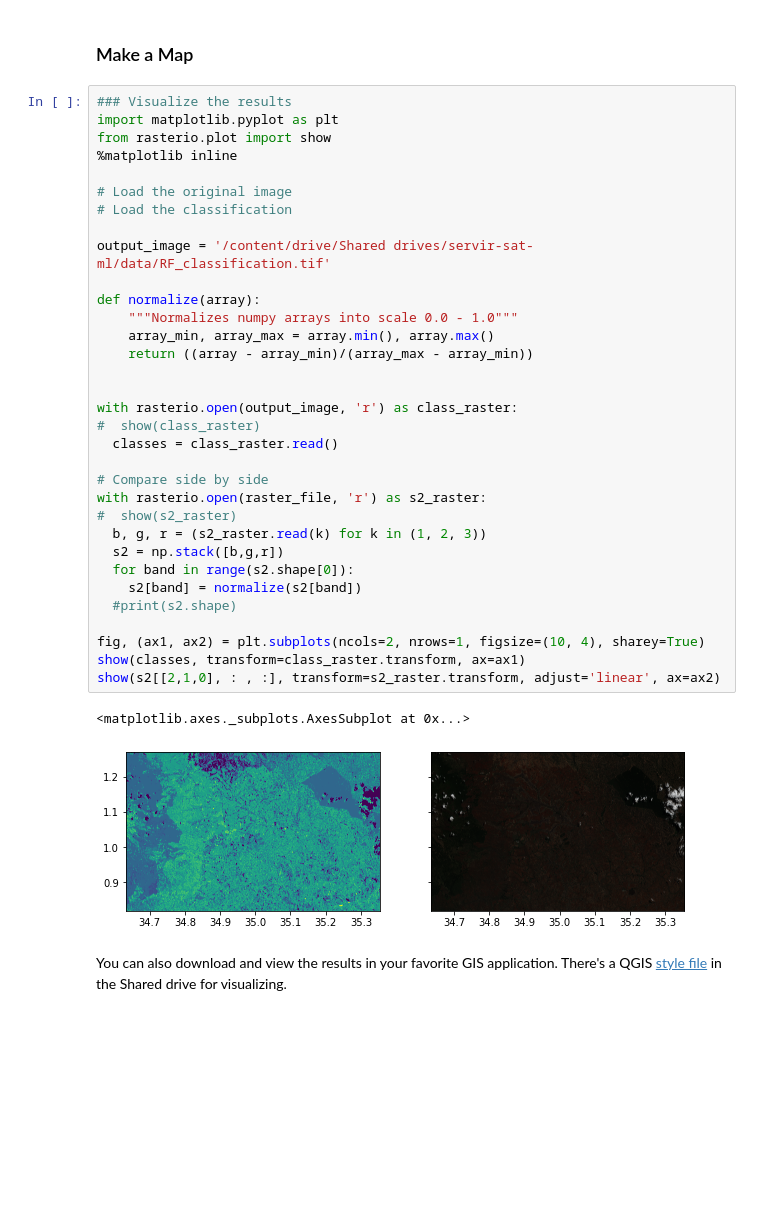
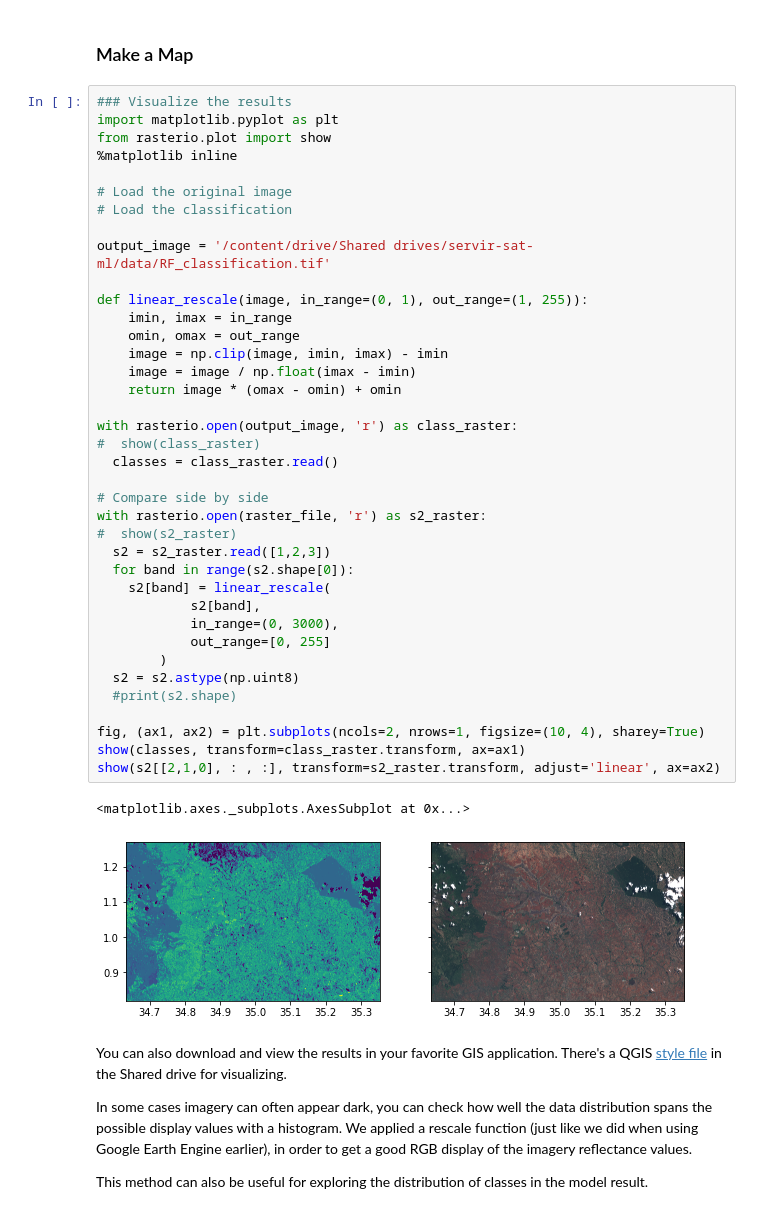
Before and after one commit to developmentseed/sat-ml-training, a Jupyter notebook: _notebooks/2020-02-22-Randomforest_cropmapping-with_GEE.ipynb, the cells around one changed output. Saved outputs shown, nothing was run; the diff lists cells and outputs as text; blank space fills up the shorter version.

```diff
--- a/_notebooks/2020-02-22-Randomforest_cropmapping-with_GEE.ipynb
+++ b/_notebooks/2020-02-22-Randomforest_cropmapping-with_GEE.ipynb
@@ -552,41 +536,50 @@ with rasterio.open(new_image, 'r') as src:
 # %%
 ### Visualize the results
 import matplotlib.pyplot as plt
 from rasterio.plot import show
 %matplotlib inline
 
 # Load the original image
 # Load the classification
 
 output_image = '/content/drive/Shared drives/servir-sat-ml/data/RF_classification.tif'
 
-def normalize(array):
-    """Normalizes numpy arrays into scale 0.0 - 1.0"""
-    array_min, array_max = array.min(), array.max()
-    return ((array - array_min)/(array_max - array_min))
-
+def linear_rescale(image, in_range=(0, 1), out_range=(1, 255)):
+    imin, imax = in_range
+    omin, omax = out_range
+    image = np.clip(image, imin, imax) - imin
+    image = image / np.float(imax - imin)
+    return image * (omax - omin) + omin
 
 with rasterio.open(output_image, 'r') as class_raster:
 #  show(class_raster)
   classes = class_raster.read()
 
 # Compare side by side
 with rasterio.open(raster_file, 'r') as s2_raster:
 #  show(s2_raster)
-  b, g, r = (s2_raster.read(k) for k in (1, 2, 3))
-  s2 = np.stack([b,g,r])
+  s2 = s2_raster.read([1,2,3])
   for band in range(s2.shape[0]):
-    s2[band] = normalize(s2[band])
+    s2[band] = linear_rescale(
+            s2[band],
+            in_range=(0, 3000),
+            out_range=[0, 255]
+        )
+  s2 = s2.astype(np.uint8)
   #print(s2.shape)
 
 fig, (ax1, ax2) = plt.subplots(ncols=2, nrows=1, figsize=(10, 4), sharey=True)
 show(classes, transform=class_raster.transform, ax=ax1)
 show(s2[[2,1,0], : , :], transform=s2_raster.transform, adjust='linear', ax=ax2)
 # %% [output]
 <matplotlib.axes._subplots.AxesSubplot at 0x...>
-[figure, old version]
+[figure, new version]
 # %% [markdown]
 You can also download and view the results in your favorite GIS application. There's a QGIS [style file](https://drive.google.com/file/d/1JMQWgqIediIRvEyNS3dwSkiELnC2HvVw/view?usp=sharing) in the Shared drive for visualizing.
+
+In some cases imagery can often appear dark, you can check how well the data distribution spans the possible display values with a histogram. We applied a rescale function (just like we did when using Google Earth Engine earlier), in order to get a good RGB display of the imagery reflectance values.
+
+This method can also be useful for exploring the distribution of classes in the model result.
 # %%
 # Exploring why the imagery is so dark.
 # Looks like it will need manual stretching to make a nice image
```
Also changed, not shown: parts of 4 cells of this notebook, 1 other file.
